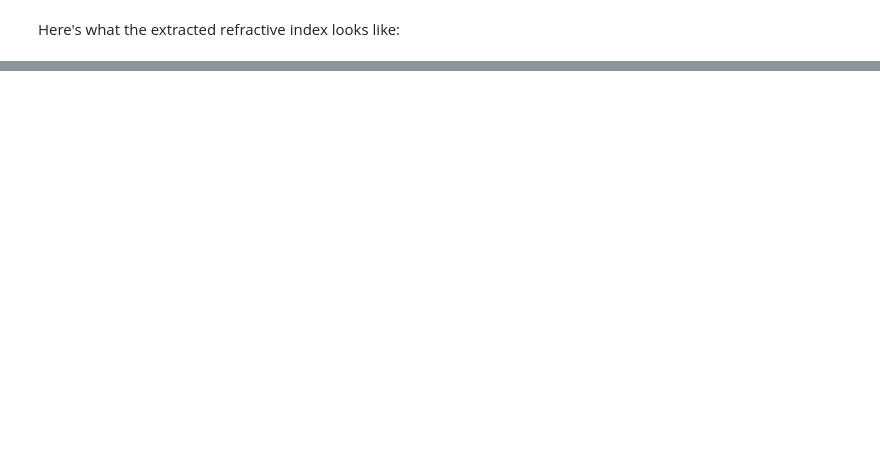
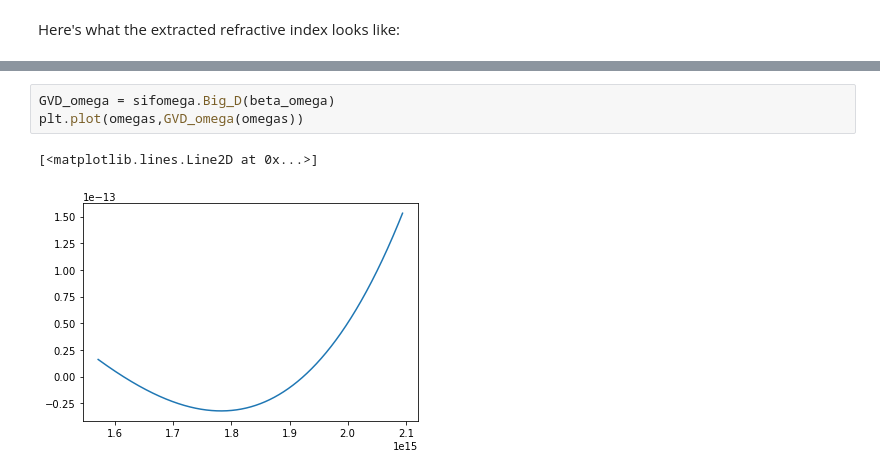
Before and after one commit to jmorse2020/Physics-FYP, a Jupyter notebook: Delta-phi-retrieval-on-data.ipynb, the cells around one changed output, grey strips where cells are left out. Drawn from its saved outputs; the diff is of its cells as text; blank space fills up the shorter version.

```diff
--- a/Delta-phi-retrieval-on-data.ipynb
+++ b/Delta-phi-retrieval-on-data.ipynb
@@ -138,0 +169,6 @@ plt.plot(wavelengths, np.array(GVD(wavelengths))*1e28)
+# %%
+GVD_omega = sifomega.Big_D(beta_omega)
+plt.plot(omegas,GVD_omega(omegas))
+# %% [output]
+[<matplotlib.lines.Line2D at 0x...>]
+[figure, added]
```
Also changed, not shown: parts of 19 cells of this notebook, 1 other file.
